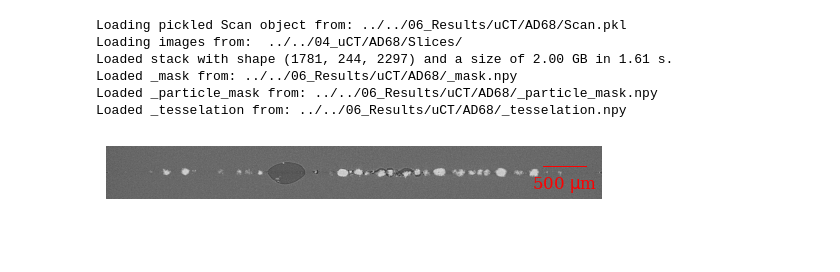
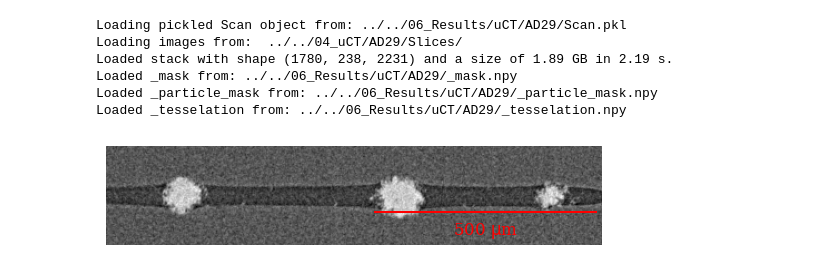
Before and after one commit to Eudoxosfly/Masterthesis, a Jupyter notebook: uCT_analysis/view.ipynb, the cells around one changed output. Saved outputs shown, nothing was run; the diff lists cells and outputs as text; code cells hidden in the pictures; blank space fills up the shorter version.

```diff
--- a/uCT_analysis/view.ipynb
+++ b/uCT_analysis/view.ipynb
@@ -4,15 +4,15 @@
 from mt.scan import Scan
 # %%
-path = "../../04_uCT/AD68/"
-scan = Scan(path)
+path = "../../04_uCT/AD29/"
+scan = Scan(path, downscale=False)
 scan.load(logging=True)
 # %% [output]
-Loading pickled Scan object from: ../../06_Results/uCT/AD68/Scan.pkl
-Loading images from:  ../../04_uCT/AD68/Slices/
-Loaded stack with shape (1781, 244, 2297) and a size of 2.00 GB in 1.61 s.
-Loaded _mask from: ../../06_Results/uCT/AD68/_mask.npy
-Loaded _particle_mask from: ../../06_Results/uCT/AD68/_particle_mask.npy
-Loaded _tesselation from: ../../06_Results/uCT/AD68/_tesselation.npy
+Loading pickled Scan object from: ../../06_Results/uCT/AD29/Scan.pkl
+Loading images from:  ../../04_uCT/AD29/Slices/
+Loaded stack with shape (1780, 238, 2231) and a size of 1.89 GB in 2.19 s.
+Loaded _mask from: ../../06_Results/uCT/AD29/_mask.npy
+Loaded _particle_mask from: ../../06_Results/uCT/AD29/_particle_mask.npy
+Loaded _tesselation from: ../../06_Results/uCT/AD29/_tesselation.npy
 # %%
 scan.show("y")
 # scan.show("x")
@@ -20,9 +20,9 @@ scan.show("z")
 # %%
 scan.export_image("stack",
                   "y",
-                  764,
-                  # region_of_interest=[0.1, 0, 0.34],
+                  1380,
+                  region_of_interest=[0.22, 0.3, 0.2],
                   aspect_ratio=5,
                   fixed_length_type="overview")
 # %% [output]
-[figure, old version]
+[figure, new version]
```
Also changed, not shown: parts of 2 cells of this notebook, 15 other files.
